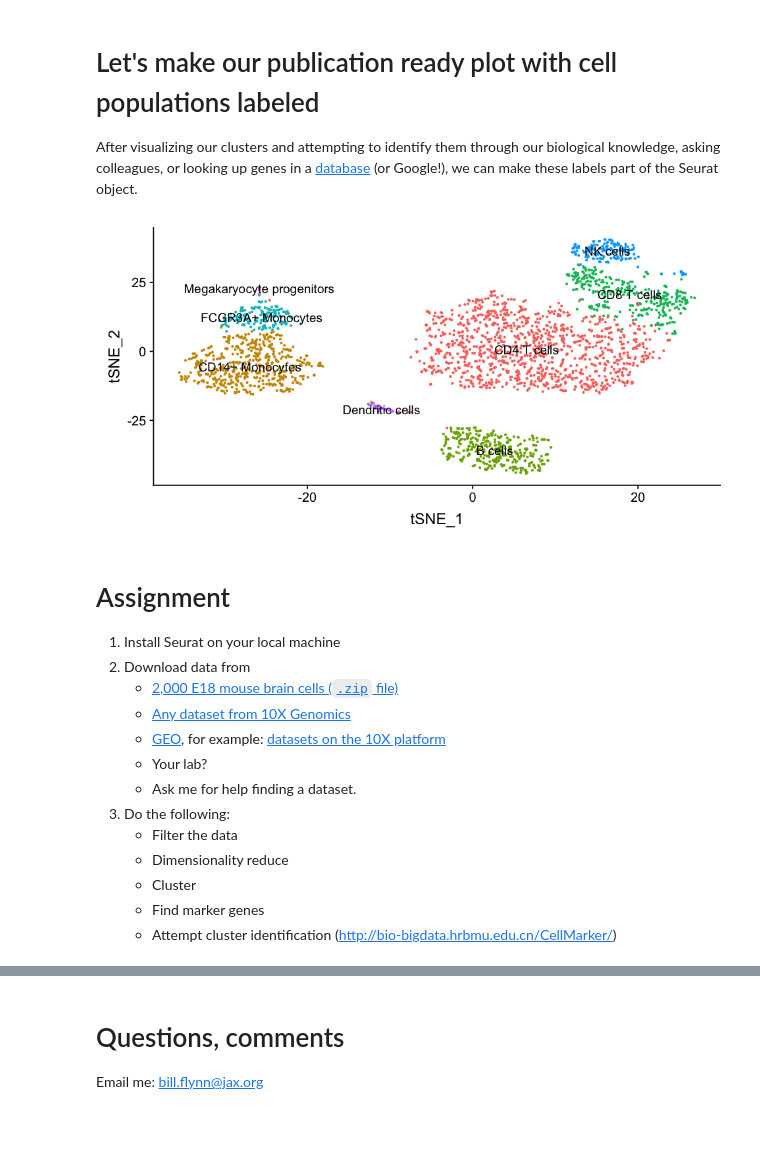
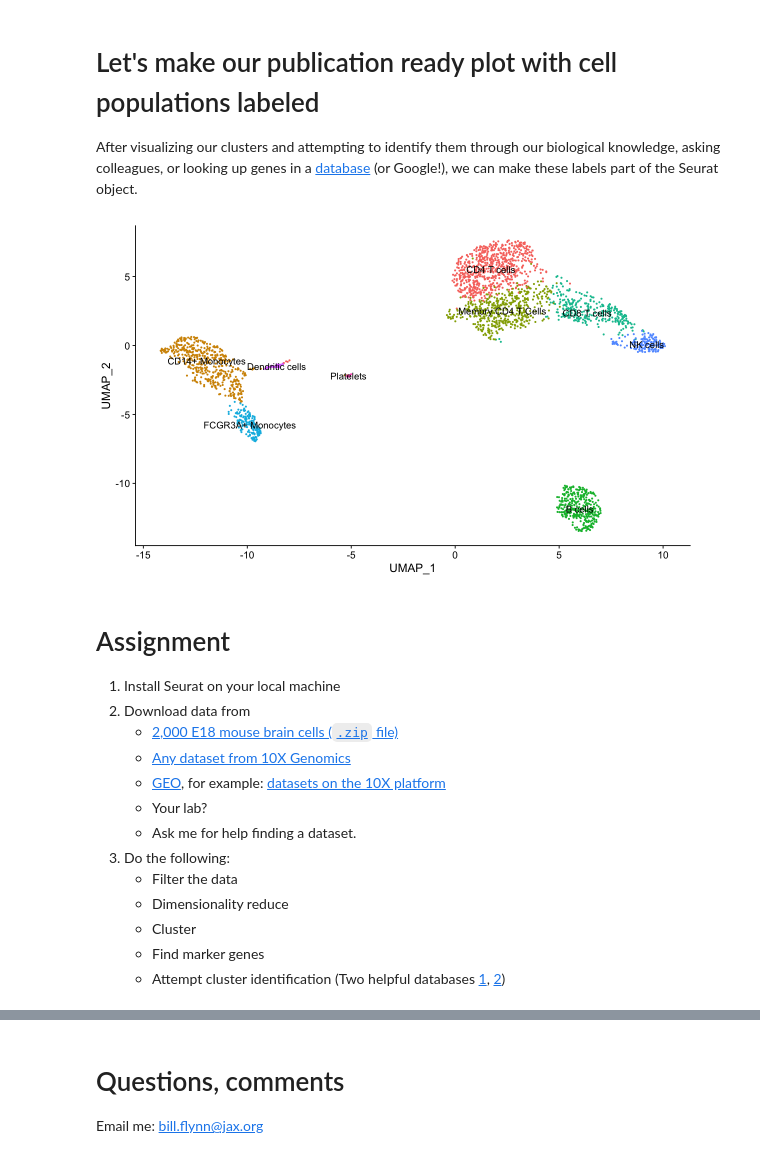
Before and after one commit to wflynny/JAX-Sleep-2023, a Jupyter notebook: index.ipynb, the cells around one changed output, grey strips where cells are left out. Drawn from its saved outputs; the diff is of its cells as text; code cells hidden in the pictures; blank space fills up the shorter version.

```diff
--- a/index.ipynb
+++ b/index.ipynb
@@ -635,7 +685,7 @@ Alternatively, can either plot each gene by its mean and variance, then select a
 - `mean.cutoff` = (minimum, maximum) mean expression to consider
 - `dispersion.cutoff` = (minimum, maximum) dispersion to consider
 # %%
-pbmc <- FindVariableFeatures(
+pbmc.mv <- FindVariableFeatures(
     object = pbmc,
     selection.method = "mean.var.plot",
     mean.cutoff = c(0.0125, 3),
@@ -659,6 +711,6 @@ In addition to scaling the data, we will also "regress out" any bias related to
 pbmc <- ScaleData(
     object = pbmc,
     features = rownames(x = pbmc),
-    vars.to.regress = c("nCount_RNA", "mtRNA_content")
+    #vars.to.regress = "percent.mt"
 )
 # %% [output]
@@ -730,5 +781,5 @@ This randomly permutes genes and computes PCA on the permuted genes.  When compa
 # %%
 # Compute the jackstraws
 pbmc <- JackStraw(object = pbmc, num.replicate = 100)
-pbmc <- ScoreJackStraw(object = pbmc, dims = 1:12)
+pbmc <- ScoreJackStraw(object = pbmc, dims = 1:15)
 # %%
@@ -768,0 +810,2 @@ DimPlot(object = pbmc, reduction = "tsne")
+# %%
+pbmc <- RunUMAP(object = pbmc, dims=1:10)
@@ -842,14 +894,14 @@ options(saved)
 After visualizing our clusters and attempting to identify them through our biological knowledge, asking colleagues, or looking up genes in a [database](http://bio-bigdata.hrbmu.edu.cn/CellMarker/) (or Google!), we can make these labels part of the Seurat object.
 # %%
 new.cluster.ids <- c(
-    "CD4 T cells", "CD14+ Monocytes", "B cells", "CD8 T cells",
-    "FCGR3A+ Monocytes", "NK cells", "Dendritic cells", "Megakaryocyte progenitors"
+    "CD4 T cells", "CD14+ Monocytes", "Memory CD4 T Cells", "B cells", "CD8 T cells",
+    "FCGR3A+ Monocytes", "NK cells", "Dendritic cells", "Platelets"
 )
 names(x = new.cluster.ids) <- levels(x = pbmc)
 pbmc <- RenameIdents(object = pbmc, new.cluster.ids)
-DimPlot(object = pbmc, reduction = 'tsne', label = TRUE, pt.size = 0.5) + NoLegend()
+DimPlot(object = pbmc, reduction = 'umap', label = TRUE, pt.size = 0.5) + NoLegend()
 # %% [output]
-[figure, old version]
+[figure, new version]
 # %% [markdown]
 # Assignment
 
@@ -865,7 +917,7 @@ DimPlot(object = pbmc, reduction = 'tsne', label = TRUE, pt.size = 0.5) + NoLege
     - Dimensionality reduce
     - Cluster
     - Find marker genes
-    - Attempt cluster identification (http://bio-bigdata.hrbmu.edu.cn/CellMarker/)
+    - Attempt cluster identification (Two helpful databases [1](https://panglaodb.se), [2](http://bio-bigdata.hrbmu.edu.cn/CellMarker))
 # %% [markdown]
 # Papers for Journal Club
 
```
Also changed, not shown: parts of 50 cells of this notebook, 4 other files.
